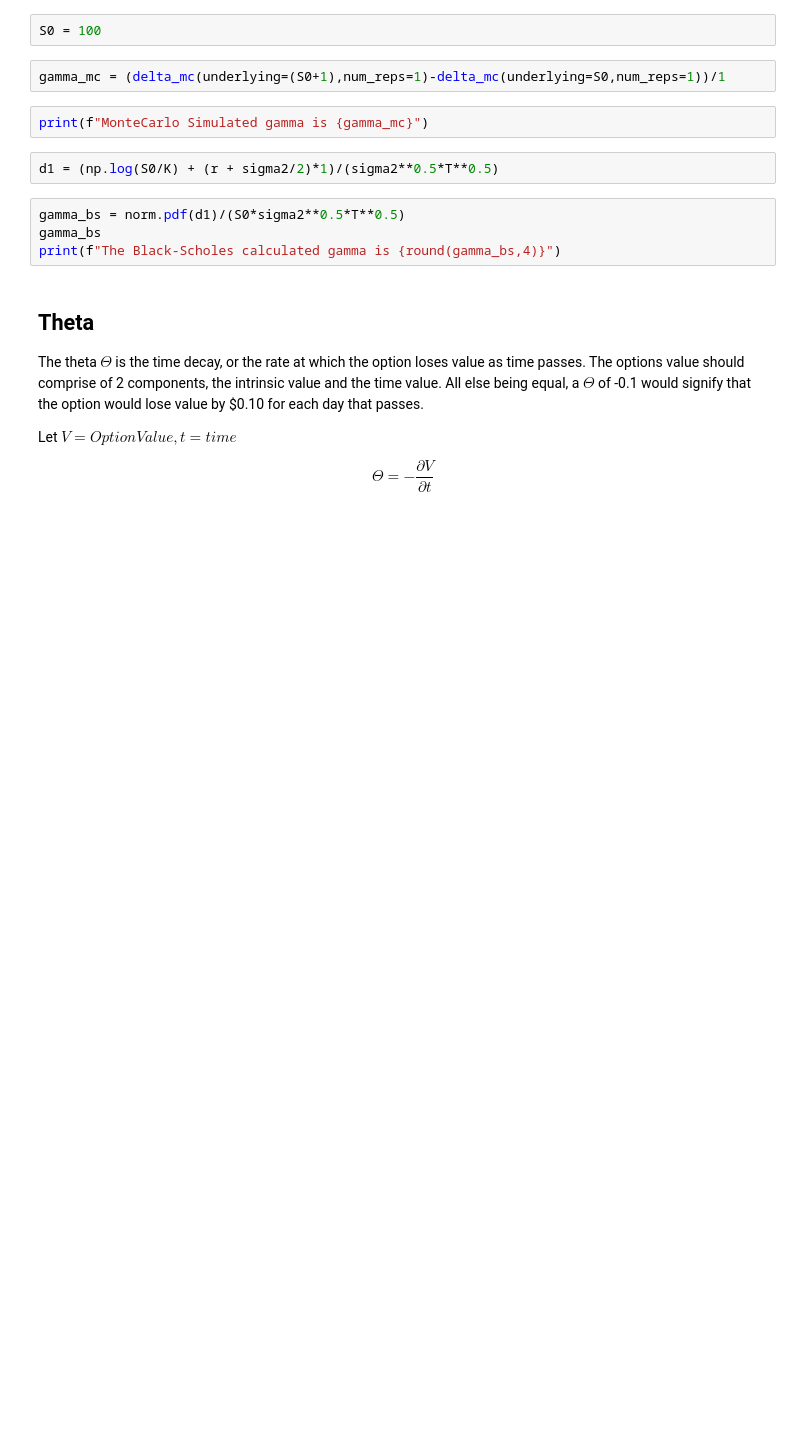
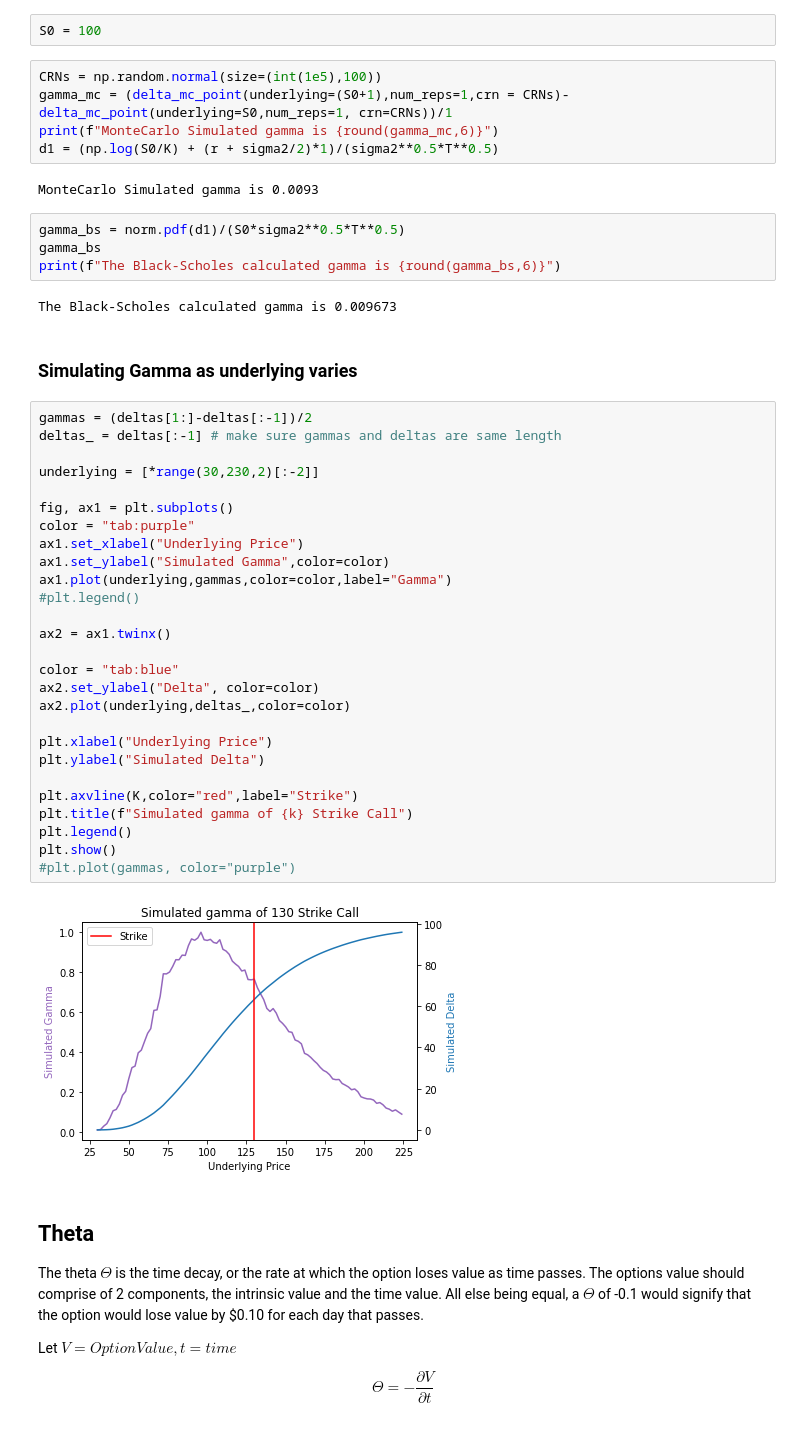
Before and after one commit to mrodek/ISYE6644-GRP236-OptionPricing, a Jupyter notebook: OptionsPricingSimulation.ipynb, the cells around one changed output. Saved outputs shown, nothing was run; the diff lists cells and outputs as text; blank space fills up the shorter version.

```diff
--- a/OptionsPricingSimulation.ipynb
+++ b/OptionsPricingSimulation.ipynb
@@ -306,15 +309,49 @@ We will do this at a single point (underlying = 100)
 # %%
 S0 = 100
 # %%
-gamma_mc = (delta_mc(underlying=(S0+1),num_reps=1)-delta_mc(underlying=S0,num_reps=1))/1
+CRNs = np.random.normal(size=(int(1e5),100))
+gamma_mc = (delta_mc_point(underlying=(S0+1),num_reps=1,crn = CRNs)-delta_mc_point(underlying=S0,num_reps=1, crn=CRNs))/1
+print(f"MonteCarlo Simulated gamma is {round(gamma_mc,6)}")
+d1 = (np.log(S0/K) + (r + sigma2/2)*1)/(sigma2**0.5*T**0.5)
+# %% [output]
+MonteCarlo Simulated gamma is 0.0093
-# %%
-print(f"MonteCarlo Simulated gamma is {gamma_mc}")
-# %%
-d1 = (np.log(S0/K) + (r + sigma2/2)*1)/(sigma2**0.5*T**0.5)
 # %%
 gamma_bs = norm.pdf(d1)/(S0*sigma2**0.5*T**0.5)
 gamma_bs
-print(f"The Black-Scholes calculated gamma is {round(gamma_bs,4)}")
+print(f"The Black-Scholes calculated gamma is {round(gamma_bs,6)}")
+# %% [output]
+The Black-Scholes calculated gamma is 0.009673
+# %% [markdown]
+### Simulating Gamma as underlying varies
+# %%
+gammas = (deltas[1:]-deltas[:-1])/2
+deltas_ = deltas[:-1] # make sure gammas and deltas are same length
+
+underlying = [*range(30,230,2)[:-2]]
+
+fig, ax1 = plt.subplots()
+color = "tab:purple"
+ax1.set_xlabel("Underlying Price")
+ax1.set_ylabel("Simulated Gamma",color=color)
+ax1.plot(underlying,gammas,color=color,label="Gamma")
+#plt.legend()
+
+ax2 = ax1.twinx()
+
+color = "tab:blue"
+ax2.set_ylabel("Delta", color=color)
+ax2.plot(underlying,deltas_,color=color)
+
+plt.xlabel("Underlying Price")
+plt.ylabel("Simulated Delta")
+
+plt.axvline(K,color="red",label="Strike")
+plt.title(f"Simulated gamma of {k} Strike Call")
+plt.legend()
+plt.show()
+#plt.plot(gammas, color="purple")
+# %% [output]
+[figure, added]
 # %% [markdown]
 ## Theta
 
```
Also changed, not shown: parts of 11 cells of this notebook.
